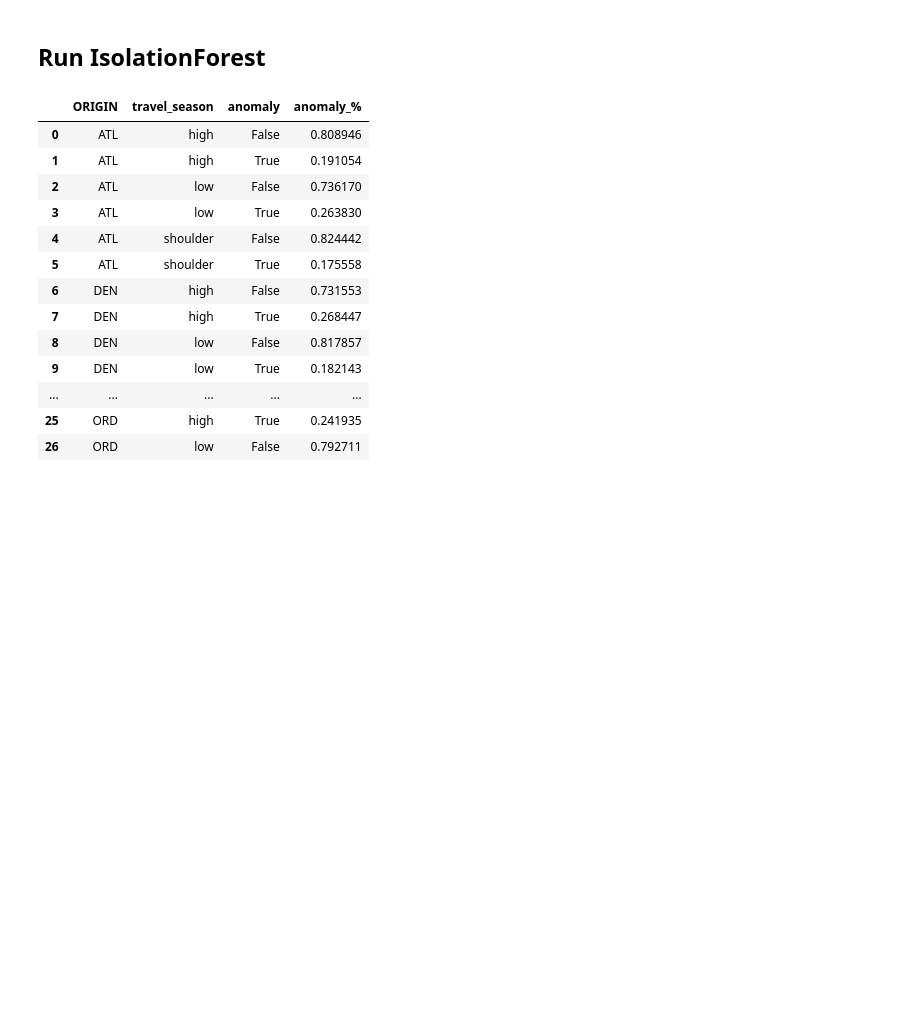
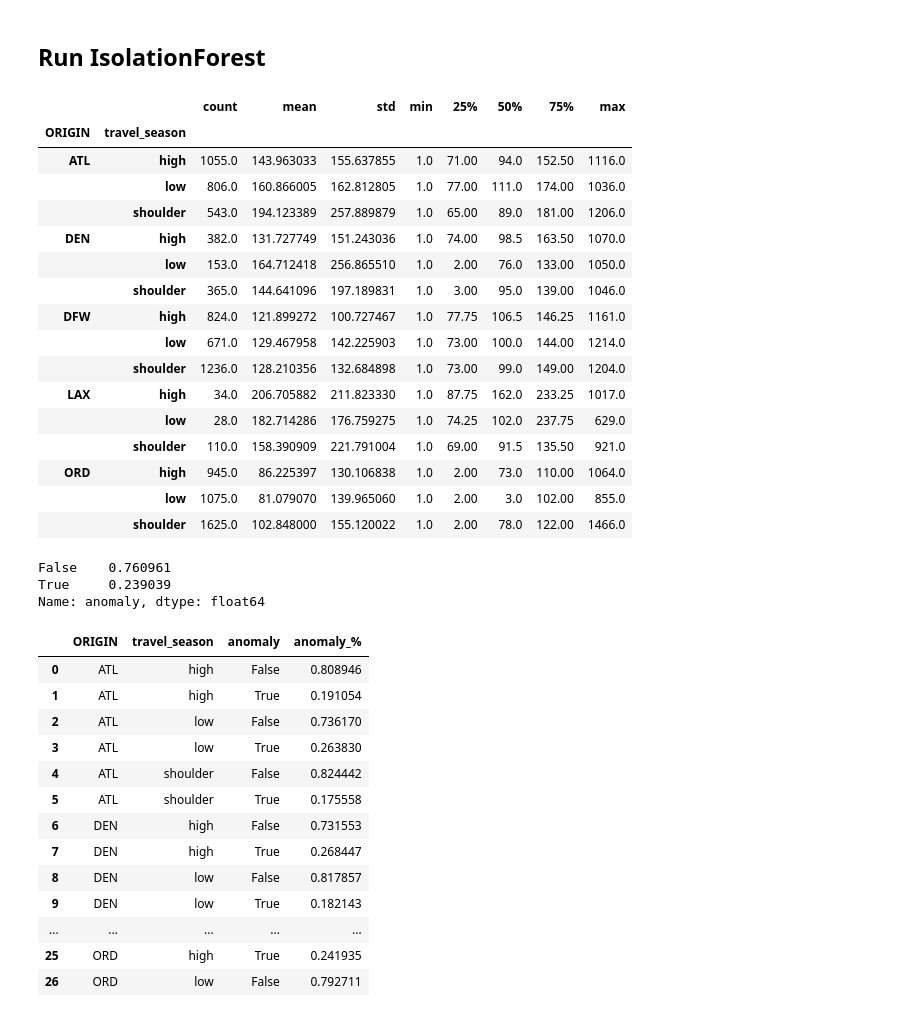
Before and after one commit to bdbritt/weather_flight_delays, a Jupyter notebook: CS504 ISF Analysis.ipynb, the cells around one changed output. Drawn from its saved outputs; the diff is of its cells as text; code cells hidden in the pictures; blank space fills up the shorter version.

```diff
--- a/CS504 ISF Analysis.ipynb
+++ b/CS504 ISF Analysis.ipynb
@@ -19,3 +21,6 @@ from ipywidgets import Layout
+# %%
+EVENT_TYPE = 'weather_event' # options: weather_event or nas_event
+WEATHER_COL = 'WEATHER_DELAY' # options: WEATHER_DELAY or NAS_DELAY
 # %% [markdown]
 ## Get data
 # %%
@@ -109,10 +114,10 @@ def get_coords(df, group):
 # %% [markdown]
 ## Split the data into training
 # %%
-training_mask = (df['year']!= 2018) & (df['weather_event']==True)
-target_mask = (df['year']== 2018) & (df['weather_event']==True)
+training_mask = (df['year']!= 2018) & (df[EVENT_TYPE] == True)
+target_mask = (df['year']== 2018) & (df[EVENT_TYPE]==True)
+
 training_weather = df.loc[training_mask].copy()
-# training_weather = df.loc[df['weather_event']==True].copy()
 target_weather = df.loc[target_mask].copy()
 
 print(f'training data size: {training_weather.shape[0]}, target data size: {target_weather.shape[0]}')
@@ -131,6 +136,32 @@ for origin, data in groups:
 ## Run IsolationForest
 # %%
 target_weather_isf = run_model(target_weather, [5], origin_isf_model, 'ORIGIN')
+# %%
+target_weather_isf.loc[target_weather_isf['anomaly']==True].groupby(['ORIGIN','travel_season'])['WEATHER_DELAY'].describe()
+# %% [output]
+|  |  | count | mean | std | min | 25% | 50% | 75% | max |
+| ORIGIN | travel_season |  |  |  |  |  |  |  |  |
+| ATL | high | 1055.0 | 143.963033 | 155.637855 | 1.0 | 71.00 | 94.0 | 152.50 | 1116.0 |
+|  | low | 806.0 | 160.866005 | 162.812805 | 1.0 | 77.00 | 111.0 | 174.00 | 1036.0 |
+|  | shoulder | 543.0 | 194.123389 | 257.889879 | 1.0 | 65.00 | 89.0 | 181.00 | 1206.0 |
+| DEN | high | 382.0 | 131.727749 | 151.243036 | 1.0 | 74.00 | 98.5 | 163.50 | 1070.0 |
+|  | low | 153.0 | 164.712418 | 256.865510 | 1.0 | 2.00 | 76.0 | 133.00 | 1050.0 |
+|  | shoulder | 365.0 | 144.641096 | 197.189831 | 1.0 | 3.00 | 95.0 | 139.00 | 1046.0 |
+| DFW | high | 824.0 | 121.899272 | 100.727467 | 1.0 | 77.75 | 106.5 | 146.25 | 1161.0 |
+|  | low | 671.0 | 129.467958 | 142.225903 | 1.0 | 73.00 | 100.0 | 144.00 | 1214.0 |
+|  | shoulder | 1236.0 | 128.210356 | 132.684898 | 1.0 | 73.00 | 99.0 | 149.00 | 1204.0 |
+| LAX | high | 34.0 | 206.705882 | 211.823330 | 1.0 | 87.75 | 162.0 | 233.25 | 1017.0 |
+|  | low | 28.0 | 182.714286 | 176.759275 | 1.0 | 74.25 | 102.0 | 237.75 | 629.0 |
+|  | shoulder | 110.0 | 158.390909 | 221.791004 | 1.0 | 69.00 | 91.5 | 135.50 | 921.0 |
+| ORD | high | 945.0 | 86.225397 | 130.106838 | 1.0 | 2.00 | 73.0 | 110.00 | 1064.0 |
+|  | low | 1075.0 | 81.079070 | 139.965060 | 1.0 | 2.00 | 3.0 | 102.00 | 855.0 |
+|  | shoulder | 1625.0 | 102.848000 | 155.120022 | 1.0 | 2.00 | 78.0 | 122.00 | 1466.0 |
+# %%
+target_weather_isf['anomaly'].value_counts(normalize=True)
+# %% [output]
+False    0.760961
+True     0.239039
+Name: anomaly, dtype: float64
 # %%
 target_weather_isf.groupby(['ORIGIN','travel_season'])['anomaly'].value_counts(normalize=True).to_frame('anomaly_%').reset_index()
 # %% [output]
```
Also changed, not shown: parts of 7 cells of this notebook.
